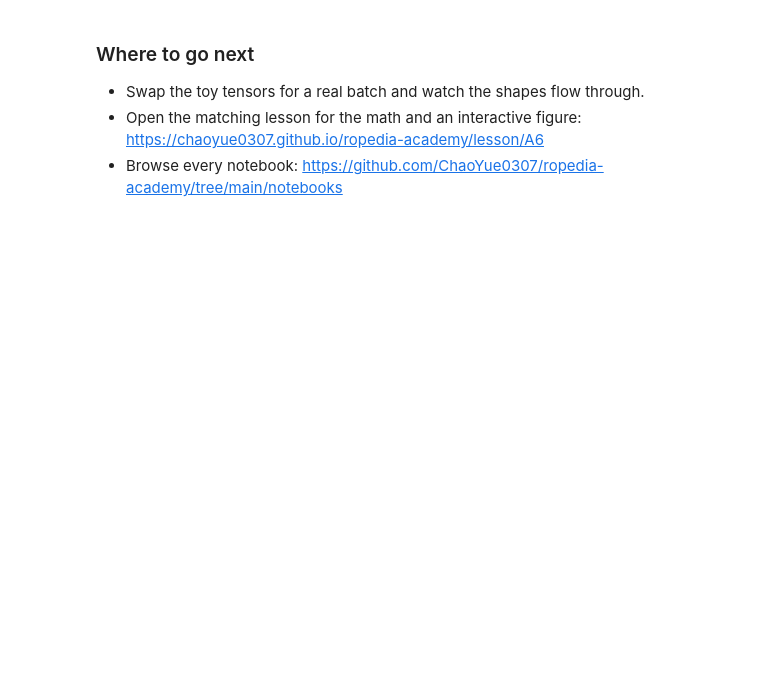
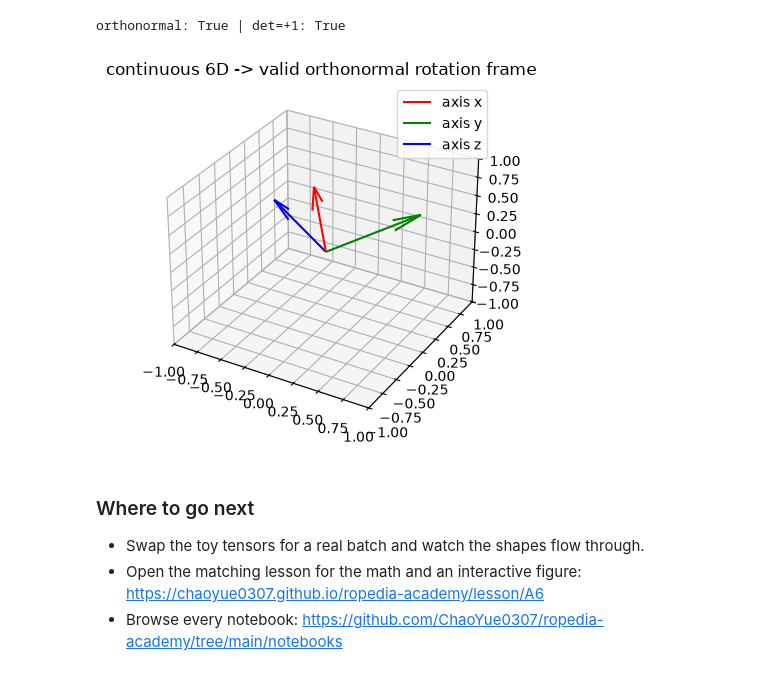
Before and after one commit to ChaoYue0307/ropedia-academy, a Jupyter notebook: notebooks/A6.ipynb, the cells around one changed output. Saved outputs shown, nothing was run; the diff lists cells and outputs as text; code cells hidden in the pictures; blank space fills up the shorter version.

```diff
--- a/notebooks/A6.ipynb
+++ b/notebooks/A6.ipynb
@@ -14,26 +14,30 @@ Colab's default runtime already includes `torch`, `numpy`, `networkx`, and `matp
 🔗 Full lesson (with the interactive demo & key terms): https://chaoyue0307.github.io/ropedia-academy/lesson/A6
 # %%
 import torch, torch.nn.functional as F, matplotlib.pyplot as plt
+# Continuous 6D rotation encoding -> a valid rotation matrix (what nets should regress).
 
-# How you ENCODE rotation decides if a net can learn it. Euler -> gimbal lock;
-# quaternion -> double cover; ANY <=4D encoding is discontinuous.
-# Fix: regress a continuous 6D vector, Gram-Schmidt -> a valid rotation matrix.
+# ---------- INPUT: a 6D vector a network would output ----------
+d6 = torch.randn(6)
+
+# ---------- MODEL: Gram-Schmidt the 6D vector into a rotation matrix ----------
 def sixd_to_R(d6):
     a1, a2 = d6[..., :3], d6[..., 3:]
     b1 = F.normalize(a1, dim=-1)
     b2 = F.normalize(a2 - (b1*a2).sum(-1, keepdim=True)*b1, dim=-1)
     return torch.stack([b1, b2, torch.cross(b1, b2, dim=-1)], dim=-1)
+R = sixd_to_R(d6)
 
-R = sixd_to_R(torch.randn(6))
+# ---------- OUTPUT: validity check + the decoded orthonormal frame in 3D ----------
 print("orthonormal:", torch.allclose(R @ R.T, torch.eye(3), atol=1e-5),
       "| det=+1:", bool(torch.allclose(R.det(), torch.tensor(1.), atol=1e-5)))
-
-# Visualize: the 6D vector decodes to a valid orthonormal frame (rotated x/y/z axes).
 fig = plt.figure(figsize=(4.5, 4.5)); ax = fig.add_subplot(projection='3d')
 for i, c in enumerate(['r','g','b']):
     ax.quiver(0,0,0, *R[:,i], color=c, label=f"axis {['x','y','z'][i]}")
 ax.set_xlim(-1,1); ax.set_ylim(-1,1); ax.set_zlim(-1,1); ax.legend()
 plt.title("continuous 6D -> valid orthonormal rotation frame"); plt.show()
+# %% [output]
+orthonormal: True | det=+1: True
+[figure, added]
 # %% [markdown]
 ### Where to go next
 
```
Also changed, not shown: 38 other files.
